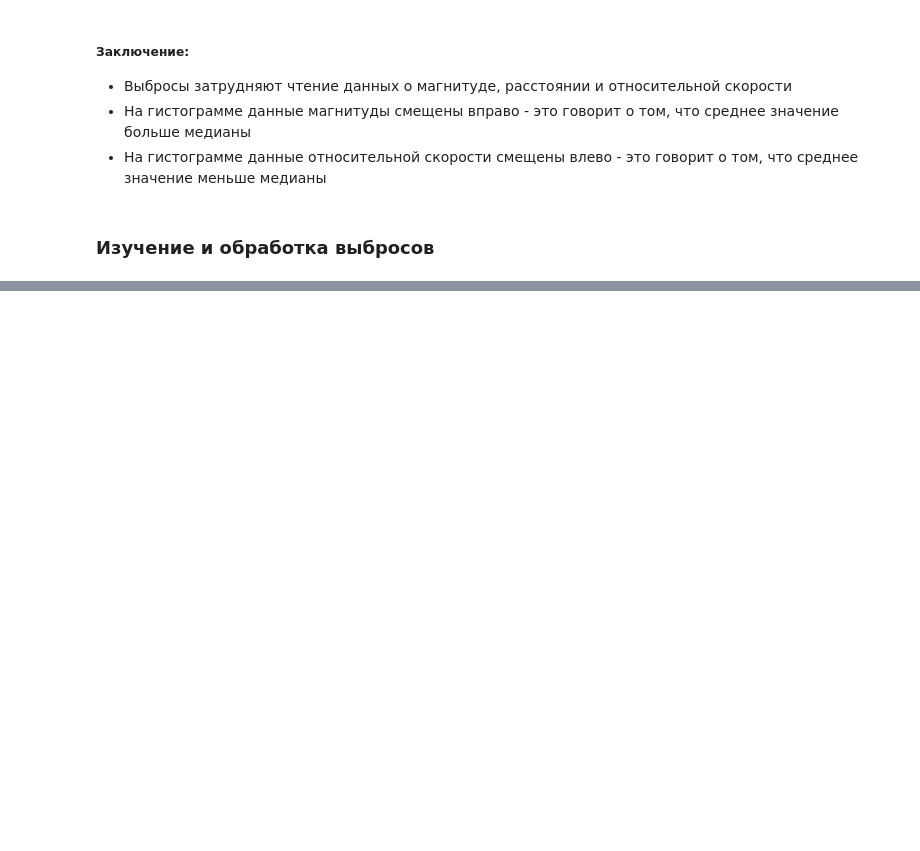
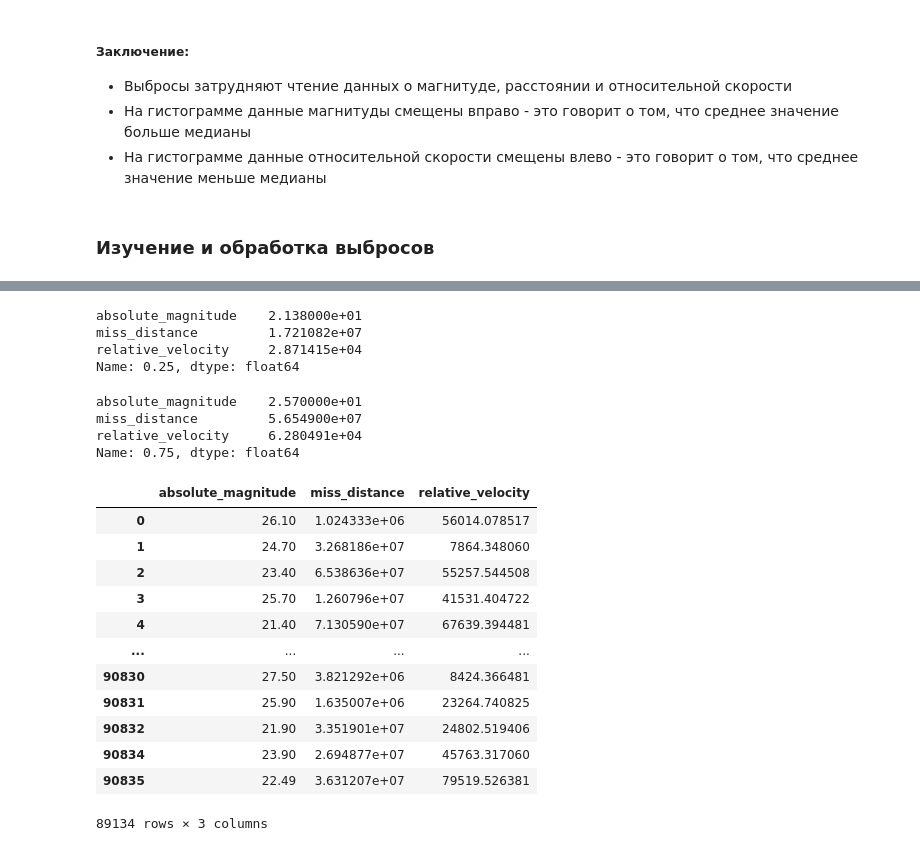
Before and after one commit to stwz13/ml, a Jupyter notebook: lab1.ipynb, the cells around one changed output, grey strips where cells are left out. Cells and saved outputs as stored; diff of their text form; code cells hidden in the pictures; blank space fills up the shorter version.

```diff
--- a/lab1.ipynb
+++ b/lab1.ipynb
@@ -286,0 +306,34 @@ for column in columns:
+# %%
+q1 = outlier.quantile(0.25)
+q1
+# %% [output]
+absolute_magnitude    2.138000e+01
+miss_distance         1.721082e+07
+relative_velocity     2.871415e+04
+Name: 0.25, dtype: float64
+# %%
+q3 = outlier.quantile(0.75)
+q3
+# %% [output]
+absolute_magnitude    2.570000e+01
+miss_distance         5.654900e+07
+relative_velocity     6.280491e+04
+Name: 0.75, dtype: float64
+# %%
+iqr = q3 - q1
+data_filtered = outlier[~((outlier < (q1 - 1.5 * iqr)) |(outlier > (q3 + 1.5 * iqr))).any(axis=1)]
+data_filtered
+# %% [output]
+|  | absolute_magnitude | miss_distance | relative_velocity |
+| 0 | 26.10 | 1.024333e+06 | 56014.078517 |
+| 1 | 24.70 | 3.268186e+07 | 7864.348060 |
+| 2 | 23.40 | 6.538636e+07 | 55257.544508 |
+| 3 | 25.70 | 1.260796e+07 | 41531.404722 |
+| 4 | 21.40 | 7.130590e+07 | 67639.394481 |
+| ... | ... | ... | ... |
+| 90830 | 27.50 | 3.821292e+06 | 8424.366481 |
+| 90831 | 25.90 | 1.635007e+06 | 23264.740825 |
+| 90832 | 21.90 | 3.351901e+07 | 24802.519406 |
+| 90834 | 23.90 | 2.694877e+07 | 45763.317060 |
+| 90835 | 22.49 | 3.631207e+07 | 79519.526381 |
+89134 rows × 3 columns
```
Also changed, not shown: parts of 3 cells of this notebook.
